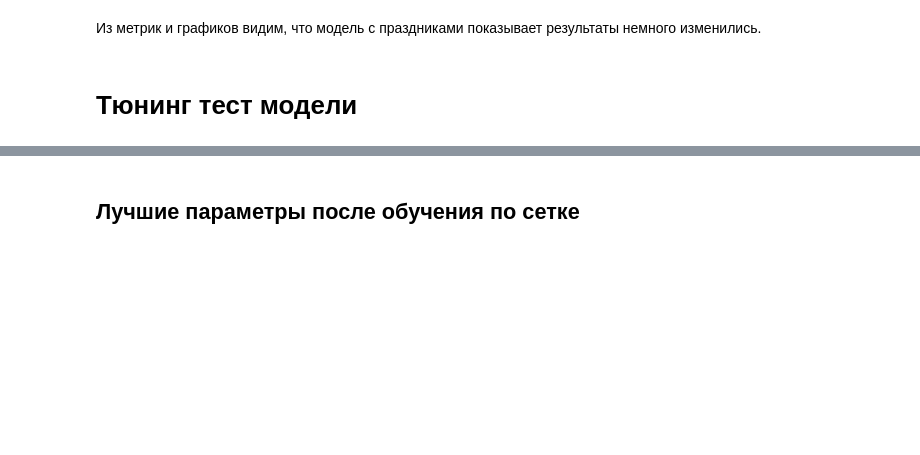
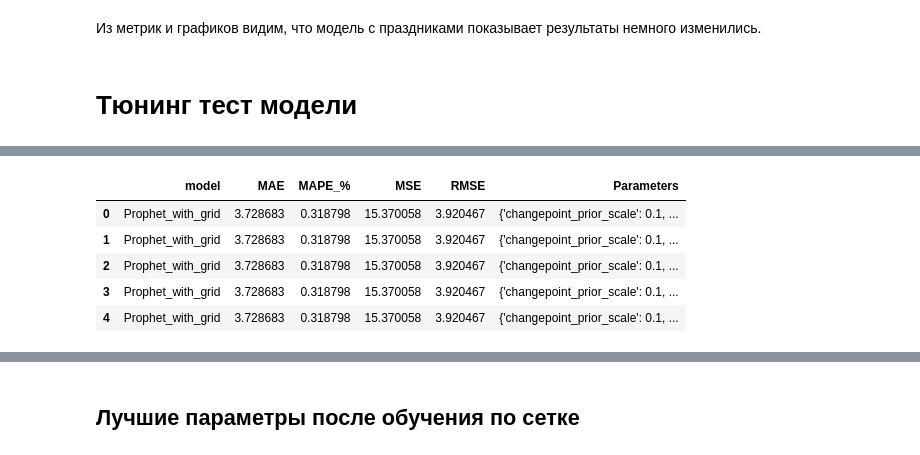
Before and after one commit to myxa95/01_Prediction_of_the_key_rate_in_the_Russian_Federation, a Jupyter notebook: notebooks/Parcer_EDA.ipynb, the cells around one changed output, grey strips where cells are left out. Saved outputs shown, nothing was run; the diff lists cells and outputs as text; code cells hidden in the pictures; blank space fills up the shorter version.

```diff
--- a/notebooks/Parcer_EDA.ipynb
+++ b/notebooks/Parcer_EDA.ipynb
@@ -305,8 +434,15 @@ metrics_parameters_with_grid
 # %%
 # Сортировка по метрике
-metrics_parameters_with_grid = metrics_parameters_with_grid.sort_values(by=['RMSE'])
+metrics_parameters_with_grid = metrics_parameters_with_grid.sort_values(by=['MAE'])
 metrics_parameters_with_grid = metrics_parameters_with_grid.reset_index(drop=True)
 metrics_parameters_with_grid.head()
+# %% [output]
+|  | model | MAE | MAPE_% | MSE | RMSE | Parameters |
+| 0 | Prophet_with_grid | 3.728683 | 0.318798 | 15.370058 | 3.920467 | {'changepoint_prior_scale': 0.1, ... |
+| 1 | Prophet_with_grid | 3.728683 | 0.318798 | 15.370058 | 3.920467 | {'changepoint_prior_scale': 0.1, ... |
+| 2 | Prophet_with_grid | 3.728683 | 0.318798 | 15.370058 | 3.920467 | {'changepoint_prior_scale': 0.1, ... |
+| 3 | Prophet_with_grid | 3.728683 | 0.318798 | 15.370058 | 3.920467 | {'changepoint_prior_scale': 0.1, ... |
+| 4 | Prophet_with_grid | 3.728683 | 0.318798 | 15.370058 | 3.920467 | {'changepoint_prior_scale': 0.1, ... |
 # %%
 # Подсвечивание минимальных значений метрик
 styled_df = metrics_parameters_with_grid.style.highlight_min(subset=['MAE','MAPE_%','MSE','RMSE'], color='green')
```
Also changed, not shown: parts of 45 cells of this notebook, 4 other files.
